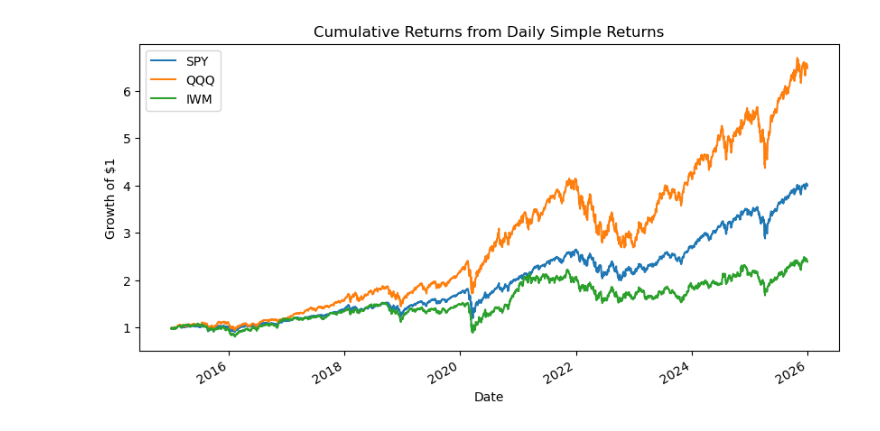
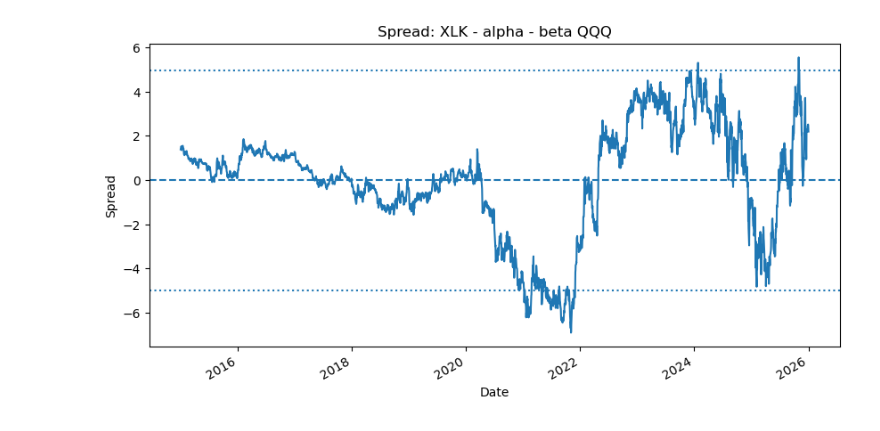
Before and after one commit to jamienordio/pairs-trading-backtest, a Jupyter notebook: notebooks/01_data_exploration.ipynb, the cells around one changed output. Drawn from its saved outputs; the diff is of its cells as text; code cells hidden in the pictures.

Commit message:
added modules and lines to exploratory notebook
- created trades.py, returns.py, signals.py, spread.py, metrics.py

```diff
--- a/notebooks/01_data_exploration.ipynb
+++ b/notebooks/01_data_exploration.ipynb
@@ -70,5 +92,25 @@ dtype: int64
 # %%
-normalized_prices = prices / prices.iloc[0]
+ticker_y = "XLK"
+ticker_x = "QQQ"
 # %%
-print(normalized_prices.head())
+from src.spread import estimate_hedge_ratio, compute_spread
+
+alpha, beta = estimate_hedge_ratio(
+    prices=prices,
+    ticker_y=ticker_y,
+    ticker_x=ticker_x,
+)
+
+spread = compute_spread(
+    prices=prices,
+    ticker_y=ticker_y,
+    ticker_x=ticker_x,
+    alpha=alpha,
+    beta=beta,
+)
+
+print("alpha:", alpha)
+print("beta:", beta)
+print(spread.head())
+print(spread.describe())
 # %% [output]
@@ -92,12 +163,14 @@ plt.show()
 # %%
-cumulative_returns = (1 + returns).cumprod()
+ax = spread.plot(figsize=(10, 5))
 
-ax = cumulative_returns.plot(figsize=(10, 5))
+ax.axhline(spread.mean(), linestyle="--")
+ax.axhline(spread.mean() + 2 * spread.std(), linestyle=":")
+ax.axhline(spread.mean() - 2 * spread.std(), linestyle=":")
 
-ax.set_title("Cumulative Returns from Daily Simple Returns")
+ax.set_title(f"Spread: {ticker_y} - alpha - beta {ticker_x}")
 ax.set_xlabel("Date")
-ax.set_ylabel("Growth of $1")
+ax.set_ylabel("Spread")
 plt.show()
 # %% [output]
-[figure, old version]
+[figure, new version]
 # %%
```
Also changed, not shown: parts of 28 cells of this notebook, 6 other files.
